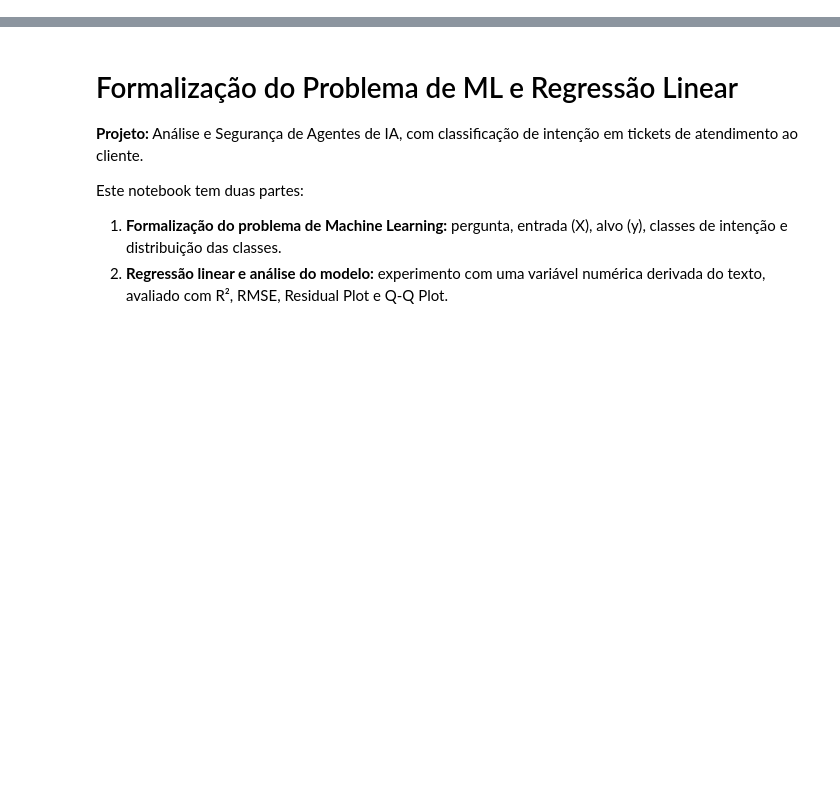
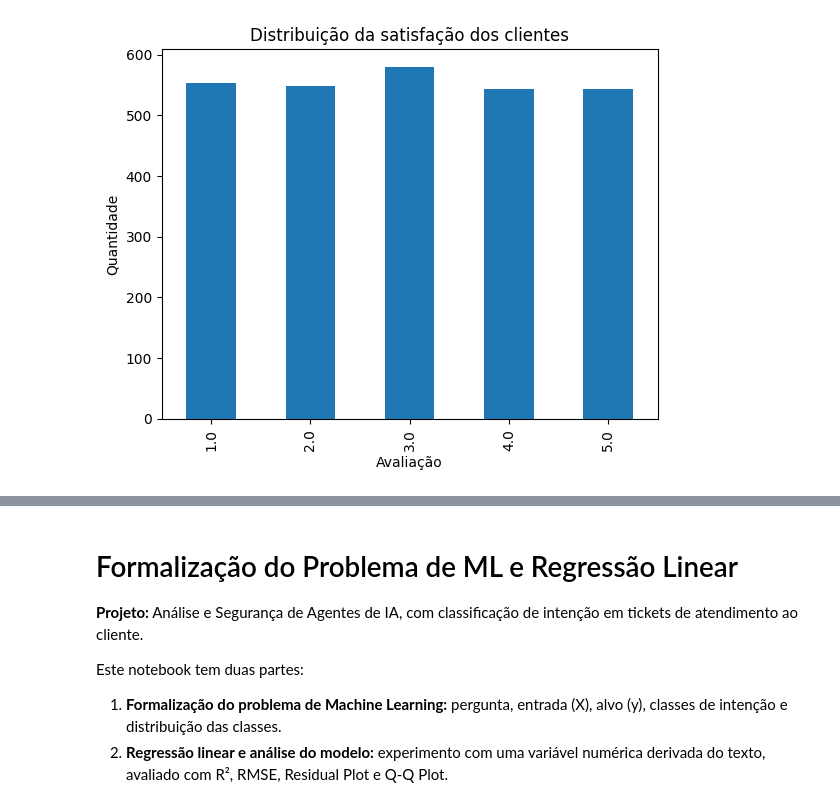
Before and after one commit to luizgabrielduarte/PB-Analise-e-Seguranca-de-Agentes-de-IA, a Jupyter notebook: eda/eda_TP3.ipynb, the cells around one changed output, grey strips where cells are left out. Cells and saved outputs as stored; diff of their text form; code cells hidden in the pictures; blank space fills up the shorter version.

```diff
--- a/eda/eda_TP3.ipynb
+++ b/eda/eda_TP3.ipynb
@@ -0,0 +183,16 @@
+# %%
+df["First Response Time"] = pd.to_timedelta(
+    df["First Response Time"], errors="coerce"
+).dt.total_seconds() / 3600
+
+df["Time to Resolution"] = pd.to_timedelta(
+    df["Time to Resolution"], errors="coerce"
+).dt.total_seconds() / 3600
+# %%
+df["Customer Satisfaction Rating"].value_counts().sort_index().plot(kind="bar")
+plt.title("Distribuição da satisfação dos clientes")
+plt.xlabel("Avaliação")
+plt.ylabel("Quantidade")
+plt.show()
+# %% [output]
+[figure, added]
```
Also changed, not shown: parts of 24 cells of this notebook, 10 other files.
